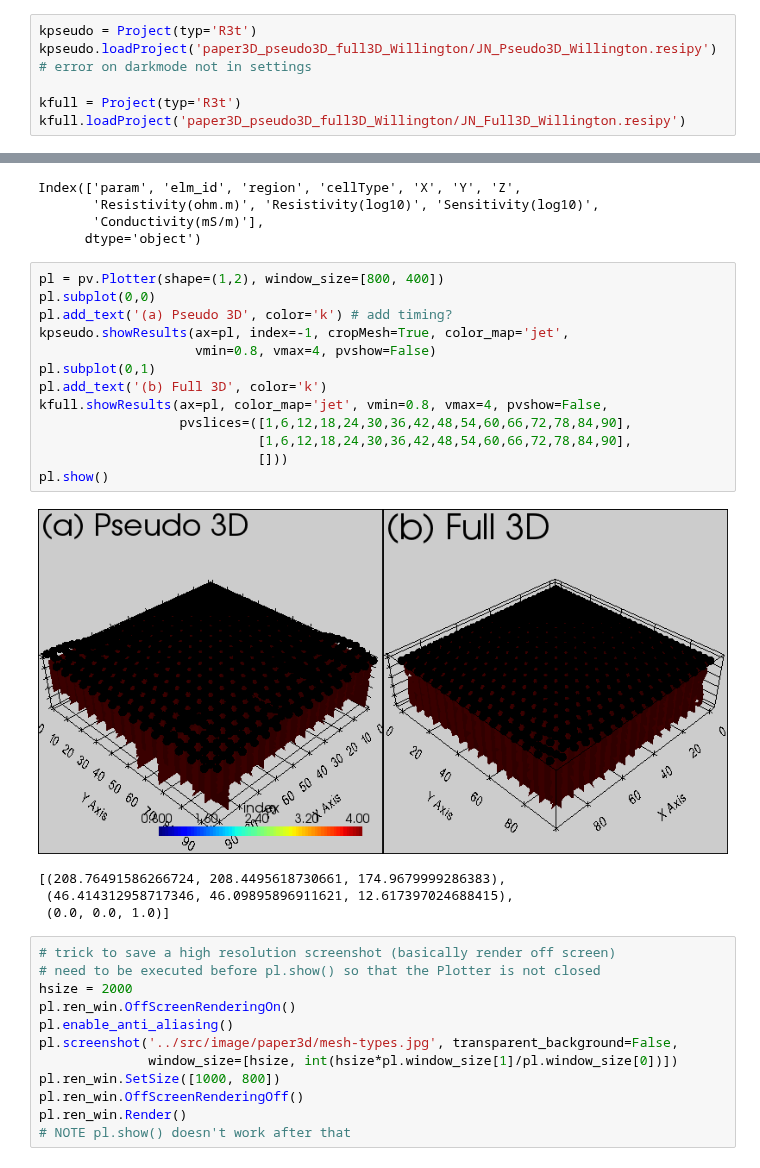
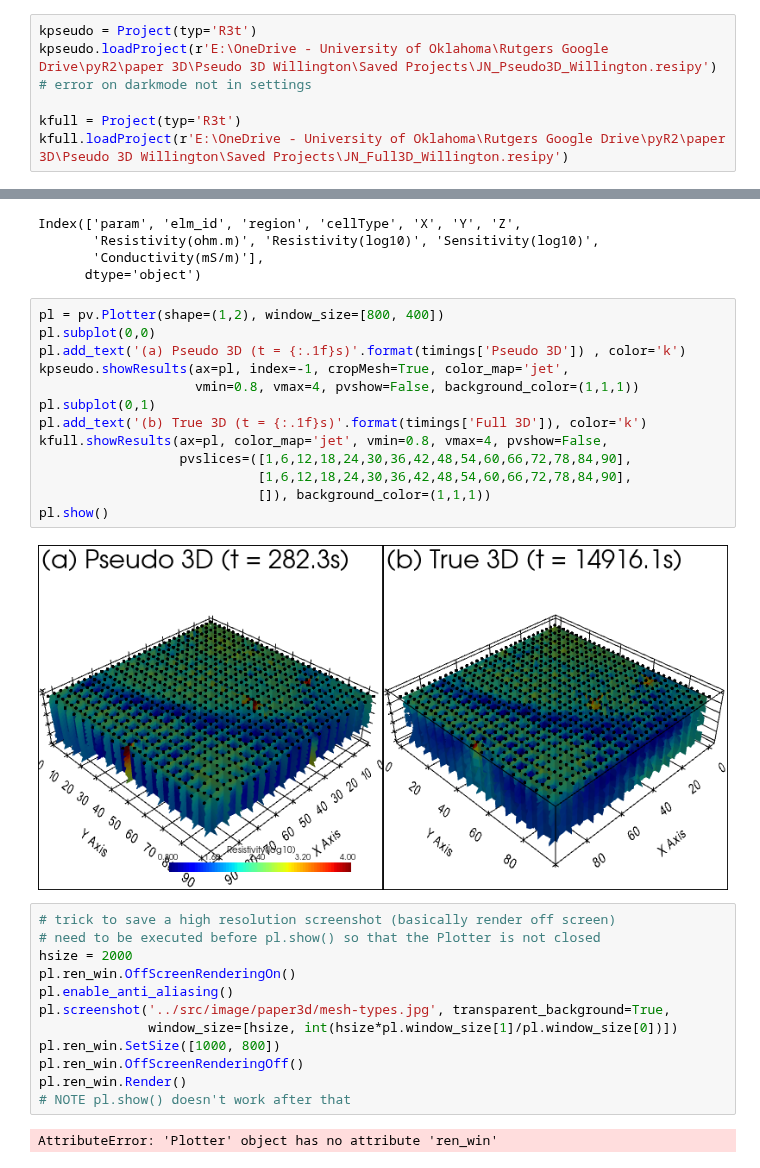
Before and after one commit to hkexgroup/resipy, a Jupyter notebook: jupyter-notebook/paper3d-pseudo3d-full3d-willington.ipynb, the cells around one changed output, grey strips where cells are left out. Drawn from its saved outputs; the diff is of its cells as text.

Commit message:
update the pseudo 3D Willington paper notebook

```diff
--- a/jupyter-notebook/paper3d-pseudo3d-full3d-willington.ipynb
+++ b/jupyter-notebook/paper3d-pseudo3d-full3d-willington.ipynb
@@ -182,9 +196,9 @@ m.showResults(color_map='jet', vmin=0.8, vmax=4, pvslices=([1,6,12,18,24,30,36,4
 %autoreload 2
 # %%
 kpseudo = Project(typ='R3t')
-kpseudo.loadProject('paper3D_pseudo3D_full3D_Willington/JN_Pseudo3D_Willington.resipy')
+kpseudo.loadProject(r'E:\OneDrive - University of Oklahoma\Rutgers Google Drive\pyR2\paper 3D\Pseudo 3D Willington\Saved Projects\JN_Pseudo3D_Willington.resipy')
 # error on darkmode not in settings
 
 kfull = Project(typ='R3t')
-kfull.loadProject('paper3D_pseudo3D_full3D_Willington/JN_Full3D_Willington.resipy')
+kfull.loadProject(r'E:\OneDrive - University of Oklahoma\Rutgers Google Drive\pyR2\paper 3D\Pseudo 3D Willington\Saved Projects\JN_Full3D_Willington.resipy')
 # %% [output]
@@ -225,30 +244,29 @@ Index(['param', 'elm_id', 'region', 'cellType', 'X', 'Y', 'Z',
 # %%
 pl = pv.Plotter(shape=(1,2), window_size=[800, 400])
 pl.subplot(0,0)
-pl.add_text('(a) Pseudo 3D', color='k') # add timing?
+pl.add_text('(a) Pseudo 3D (t = {:.1f}s)'.format(timings['Pseudo 3D']) , color='k')
 kpseudo.showResults(ax=pl, index=-1, cropMesh=True, color_map='jet',
-                    vmin=0.8, vmax=4, pvshow=False)
+                    vmin=0.8, vmax=4, pvshow=False, background_color=(1,1,1))
 pl.subplot(0,1)
-pl.add_text('(b) Full 3D', color='k')
+pl.add_text('(b) True 3D (t = {:.1f}s)'.format(timings['Full 3D']), color='k')
 kfull.showResults(ax=pl, color_map='jet', vmin=0.8, vmax=4, pvshow=False,
                   pvslices=([1,6,12,18,24,30,36,42,48,54,60,66,72,78,84,90],
                             [1,6,12,18,24,30,36,42,48,54,60,66,72,78,84,90],
-                            []))
+                            []), background_color=(1,1,1))
 pl.show()
 # %% [output]
-[figure, old version]
+[figure, new version]
-[(208.76491586266724, 208.4495618730661, 174.9679999286383),
- (46.414312958717346, 46.09895896911621, 12.617397024688415),
- (0.0, 0.0, 1.0)]
 # %%
 # trick to save a high resolution screenshot (basically render off screen)
 # need to be executed before pl.show() so that the Plotter is not closed
 hsize = 2000
 pl.ren_win.OffScreenRenderingOn()
 pl.enable_anti_aliasing()
-pl.screenshot('../src/image/paper3d/mesh-types.jpg', transparent_background=False,
+pl.screenshot('../src/image/paper3d/mesh-types.jpg', transparent_background=True,
               window_size=[hsize, int(hsize*pl.window_size[1]/pl.window_size[0])])
 pl.ren_win.SetSize([1000, 800])
 pl.ren_win.OffScreenRenderingOff()
 pl.ren_win.Render()
 # NOTE pl.show() doesn't work after that
+# %% [output]
+AttributeError: 'Plotter' object has no attribute 'ren_win'
```
Also changed, not shown: parts of 20 cells of this notebook.
